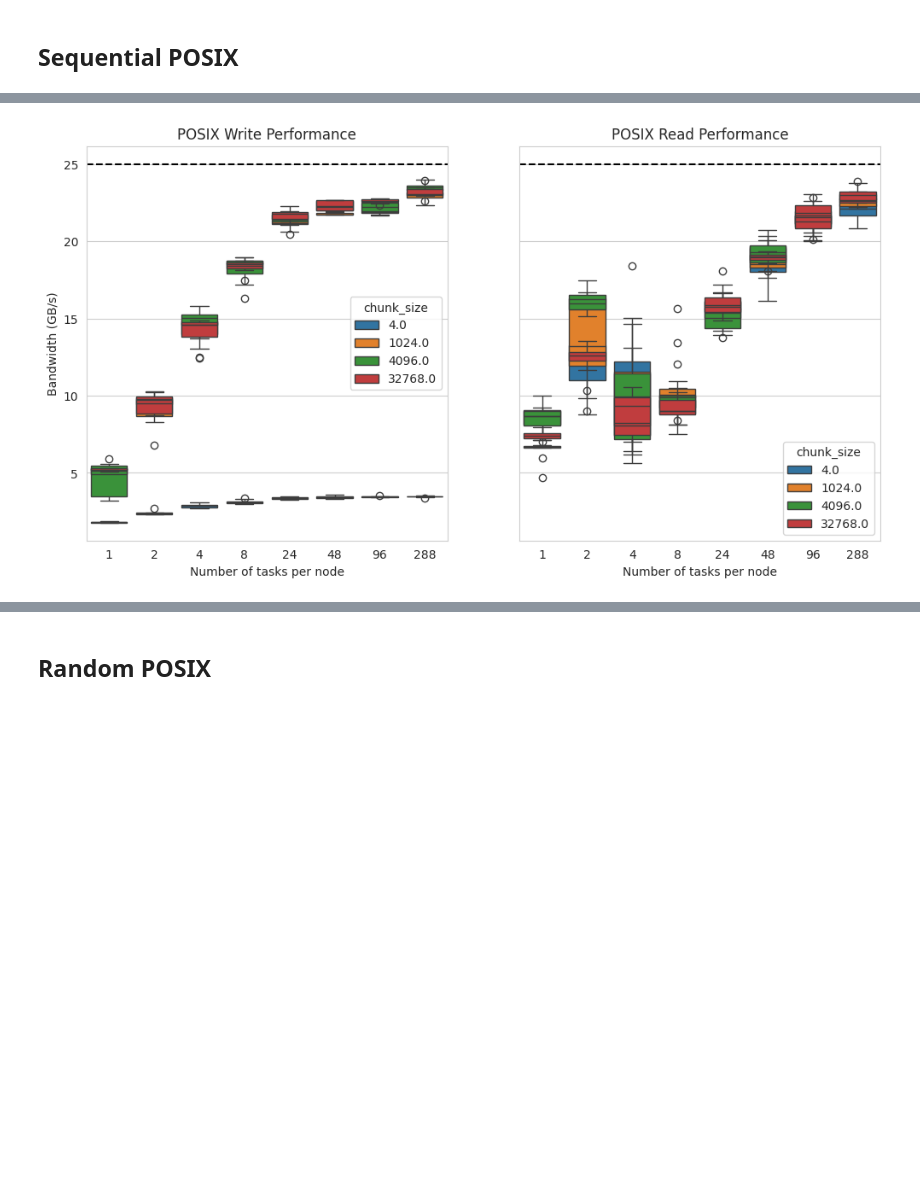
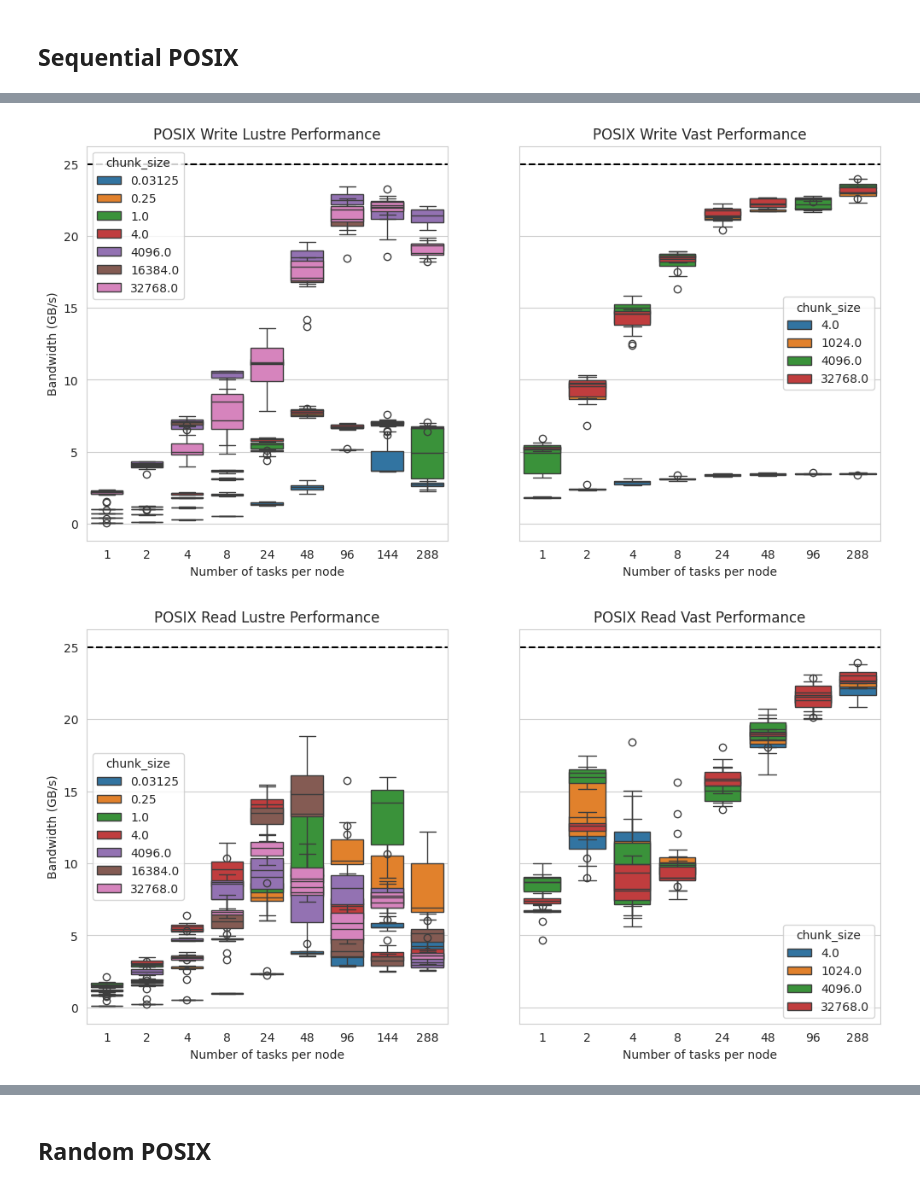
Before and after one commit to lucaparisi91/VAST-Cirrus-benchmarking, a Jupyter notebook: anal/reframe/anal.ipynb, the cells around one changed output, grey strips where cells are left out. Drawn from its saved outputs; the diff is of its cells as text; code cells hidden in the pictures; blank space fills up the shorter version.

Commit message:
Updated with latest results from cbenchio

```diff
--- a/anal/reframe/anal.ipynb
+++ b/anal/reframe/anal.ipynb
@@ -109,8 +109,7 @@ for i,operation in enumerate(["write","read"]):
 ## Sequential POSIX
 # %%
 base_path="/work/z19/z19/lparisi/nfs-testing/run-reframe/"
-filenames= ["posixVASTN1T1-288C4K-32MF0.5G.json"]
+filenames= ["posixVASTN1T1-288C4K-32MF0.5G.json","posixLustreN1Sequential.json"]
 
 data=load_cbenchio_reports(get_report_filenames(base_path, filenames))
 data["chunk_size"]= data["chunk_size"].astype(int)/2**10
-data
@@ -131,17 +116,21 @@ data
 # %%
 
-fig, axes = plt.subplots(1, 2, figsize=(12, 6), sharey=True)
 for i,operation in enumerate(["write","read"]):
-    plot_data=data.query(f"name=='cbenchio_posix_sequential_{operation}'")
-    plot_data["chunk_size"]=plot_data["chunk_size"].astype(str)
-    sns.boxplot(ax=axes[i], data=plot_data, x="tasks_per_node", y="bandwidth", hue="chunk_size",dodge=False)
-    axes[i].set_ylabel("Bandwidth (GB/s)")
-    axes[i].set_xlabel("Number of tasks per node")
-    axes[i].set_title(f"POSIX {operation.capitalize()} Performance")
 
-    # Horizontal line at 25GB/s
-    axes[i].axhline(y=25, color='black', linestyle='--')
+    fig, axes = plt.subplots(1, 2, figsize=(12, 6), sharey=True)
+    for i,filesystem in enumerate(["lustre","vast"]):
 
-plt.savefig("single_node_performance_VAST_posix.png", dpi=300, bbox_inches="tight")
+        plot_data=data.query(f"name=='cbenchio_posix_sequential_{operation}'").query(f"filesystem=='{filesystem}'")
+        plot_data["chunk_size"]=plot_data["chunk_size"].astype(str)
+        sns.boxplot(ax=axes[i], data=plot_data, x="tasks_per_node", y="bandwidth", hue="chunk_size",dodge=False)
+        axes[i].set_ylabel("Bandwidth (GB/s)")
+        axes[i].set_xlabel("Number of tasks per node")
+        axes[i].set_title(f"POSIX {operation.capitalize()} {filesystem.capitalize()} Performance")
+
+        # Horizontal line at 25GB/s
+        axes[i].axhline(y=25, color='black', linestyle='--')
+
+        plt.savefig(f"single_node_performance_POSIX_{filesystem}.png", dpi=300, bbox_inches="tight")
 # %% [output]
-[figure, old version]
+[figure, new version]
+[figure, added]
```
Also changed, not shown: parts of 6 cells of this notebook, 20 other files.
